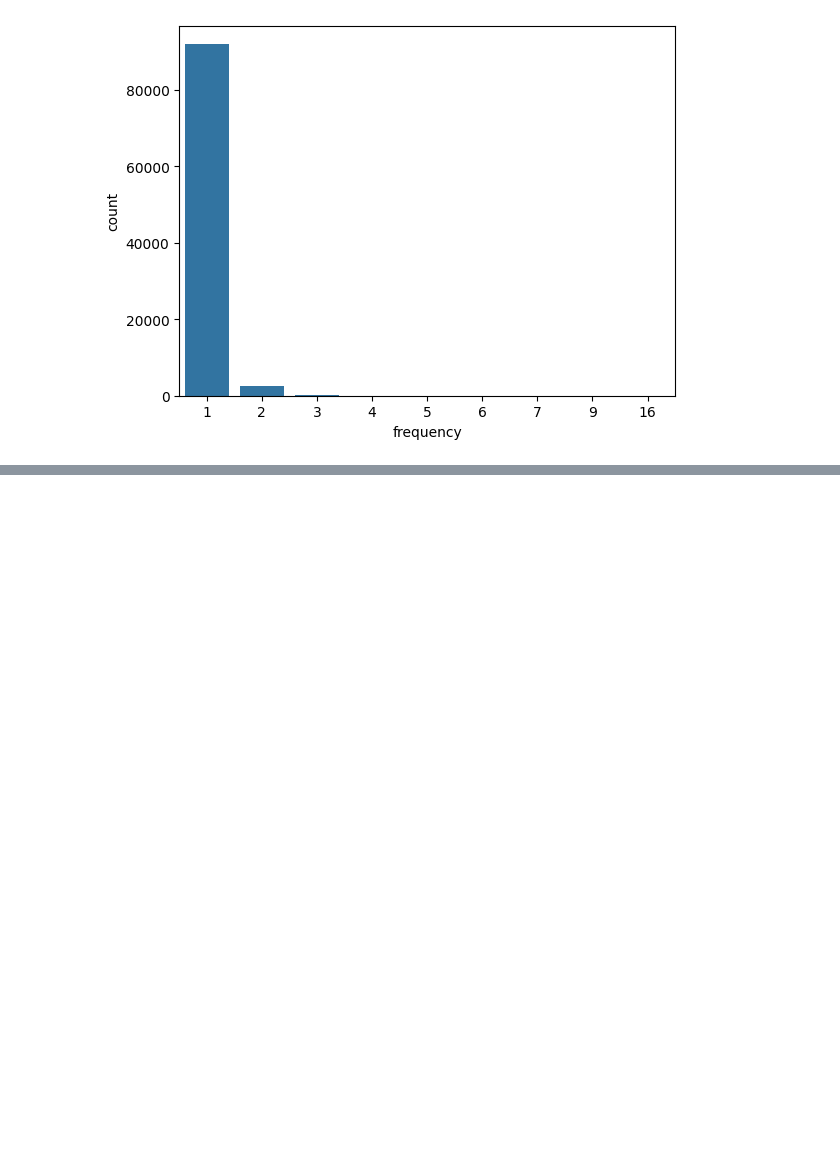
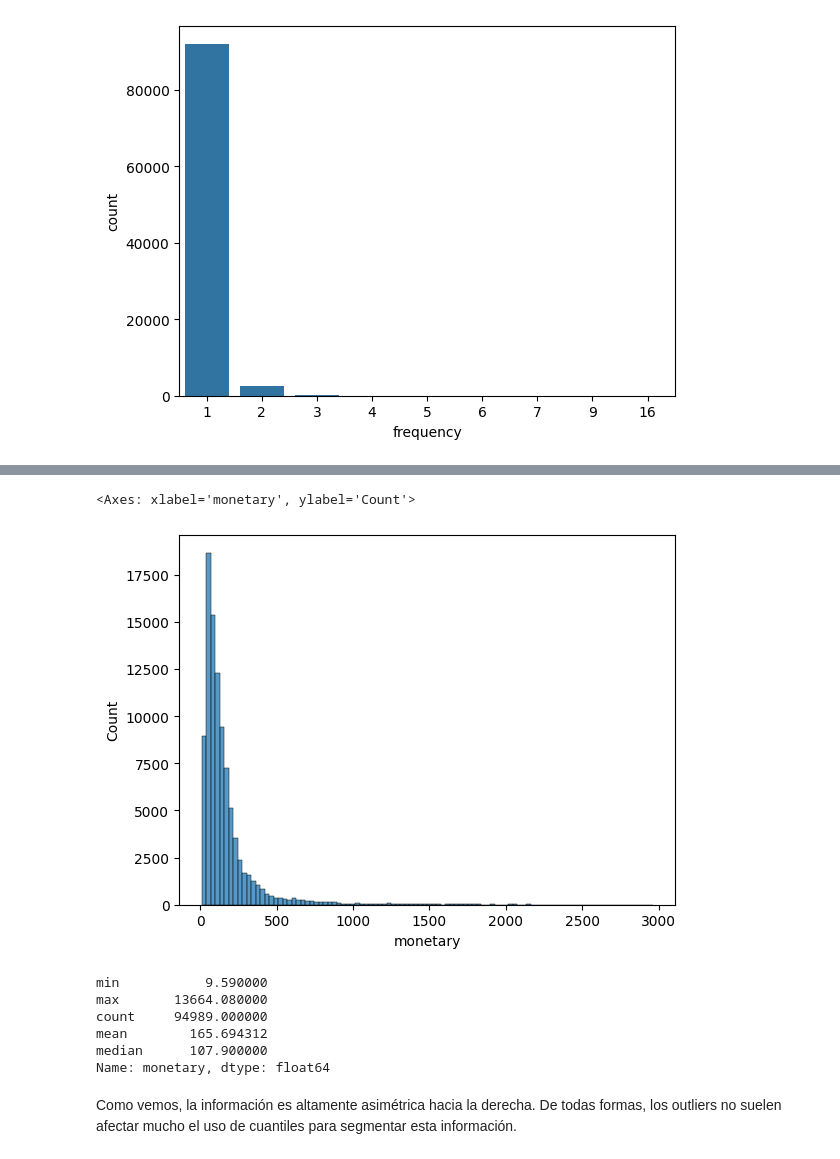
Before and after one commit to dado4cs/olist-rfm-customer-segmentation, a Jupyter notebook: notebooks/02_rfm_exploration.ipynb, the cells around one changed output, grey strips where cells are left out. Saved outputs shown, nothing was run; the diff lists cells and outputs as text; code cells hidden in the pictures; blank space fills up the shorter version.

```diff
--- a/notebooks/02_rfm_exploration.ipynb
+++ b/notebooks/02_rfm_exploration.ipynb
@@ -80,0 +150,16 @@ sns.countplot(data = crfm, x = 'frequency')
+# %%
+sns.histplot(data = crfm[crfm['monetary'] < 3000].copy(), x = 'monetary',bins = 100)
+# %% [output]
+<Axes: xlabel='monetary', ylabel='Count'>
+[figure, added]
+# %%
+crfm['monetary'].agg(['min', 'max', 'count', 'mean','median'])
+# %% [output]
+min           9.590000
+max       13664.080000
+count     94989.000000
+mean        165.694312
+median      107.900000
+Name: monetary, dtype: float64
+# %% [markdown]
+Como vemos, la información es altamente asimétrica hacia la derecha. De todas formas, los outliers no suelen afectar mucho el uso de cuantiles para segmentar esta información.
```
Also changed, not shown: parts of 20 cells of this notebook, 2 other files.
